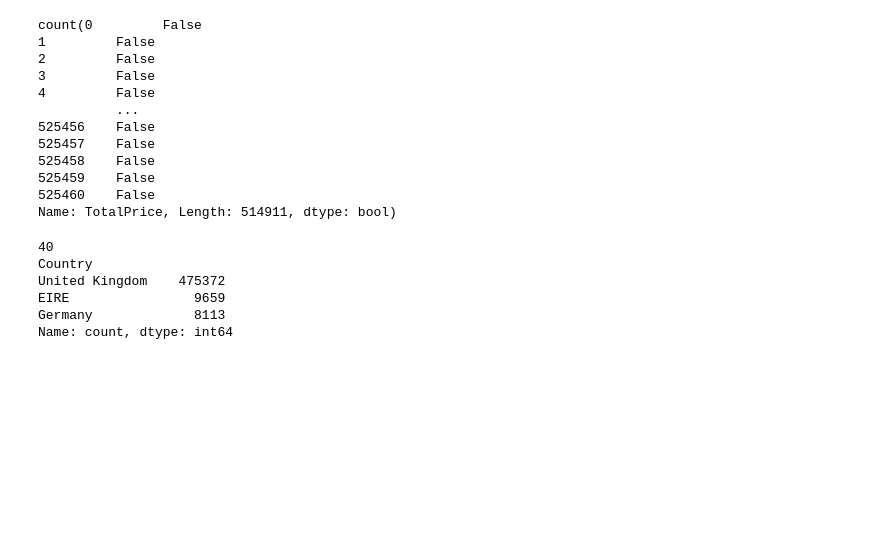
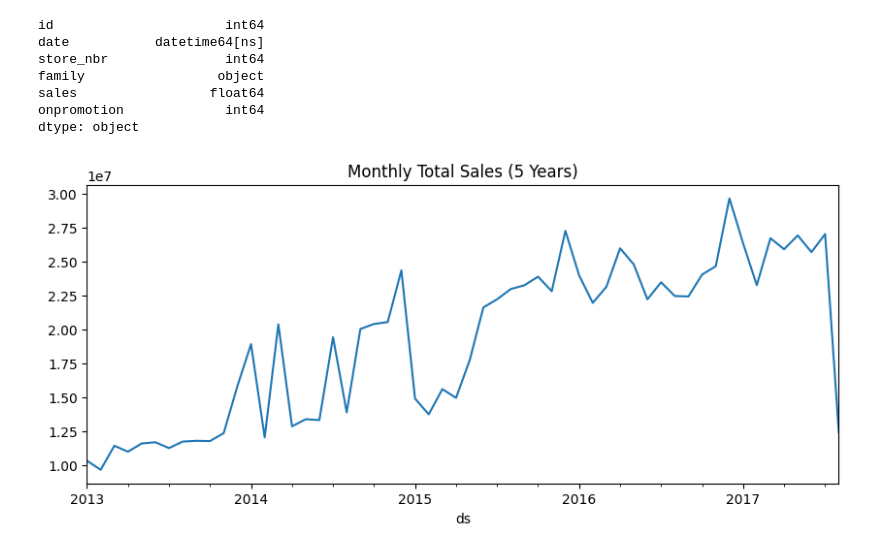
Before and after one commit to Olympian7/FUTURE_ML_01, a Jupyter notebook: T1.ipynb, the cells around one changed output. Cells and saved outputs as stored; diff of their text form; code cells hidden in the pictures; blank space fills up the shorter version.

```diff
--- a/T1.ipynb
+++ b/T1.ipynb
@@ -37,12 +37,8 @@ max     19152.000000   25111.090000   18287.000000
 # %%
-#Rows with non-positive unit prices were removed as invalid transactions. Returns, represented by negative quantities, may or may not appear depending on the underlying data distribution.
-df = df.rename(columns={'Price': 'UnitPrice'})
-df['TotalPrice'] = df['UnitPrice'] * df['Quantity']
-print(len(df))
-df = df.drop_duplicates()
-print(len(df))
-df = df[df['UnitPrice'] >=0]# remove non-positive unit prices
-df = df.dropna(subset=['InvoiceDate'])
-print(len(df))
-print(df.head())
+df = pd.read_csv(
+    'train.csv',
+    encoding='latin1',
+    parse_dates=['date']
+)
+print(df.dtypes)
 # %% [output]
@@ -65,6 +52,13 @@ print(df.head())
 # %%
-df['InvoiceDate'] = pd.to_datetime(df['InvoiceDate'], dayfirst=True, errors='raise')
-# convert to monthly period then back to timestamps (month start) to avoid non-fixed frequency error
-df['InvoiceDate'] = df['InvoiceDate'].dt.to_period('M').dt.to_timestamp()
-df.head()
+monthly_df = (
+    df
+    .set_index('date')
+    .resample('MS')['sales']
+    .sum()
+    .reset_index()
+    .rename(columns={'date': 'ds', 'sales': 'y'})
+)
+
+print(monthly_df.head())
+print(len(monthly_df))
 # %% [output]
@@ -77,31 +72,20 @@ df.head()
 # %%
-from itertools import count
-
-
-print(count(df['TotalPrice']<0))# check for negative total prices
+parse_dates=['date']
+df.dtypes
 # %% [output]
-count(0         False
-1         False
-2         False
-3         False
-4         False
-          ...
-525456    False
-525457    False
-525458    False
-525459    False
-525460    False
-Name: TotalPrice, Length: 514911, dtype: bool)
+id                      int64
+date           datetime64[ns]
+store_nbr               int64
+family                 object
+sales                 float64
+onpromotion             int64
+dtype: object
 # %%
-#Number of unique countries
-print(df['Country'].nunique())
-#Identify top 3 by transaction count or sales
-print(df['Country'].value_counts().head(3))
+monthly_df.set_index('ds')['y'].plot(
+    figsize=(10,4),
+    title="Monthly Total Sales (5 Years)"
+)
+plt.show()
 # %% [output]
-40
-Country
-United Kingdom    475372
-EIRE                9659
-Germany             8113
-Name: count, dtype: int64
+[figure, added]
 # %%
```
Also changed, not shown: parts of 23 cells of this notebook, 9 other files.
